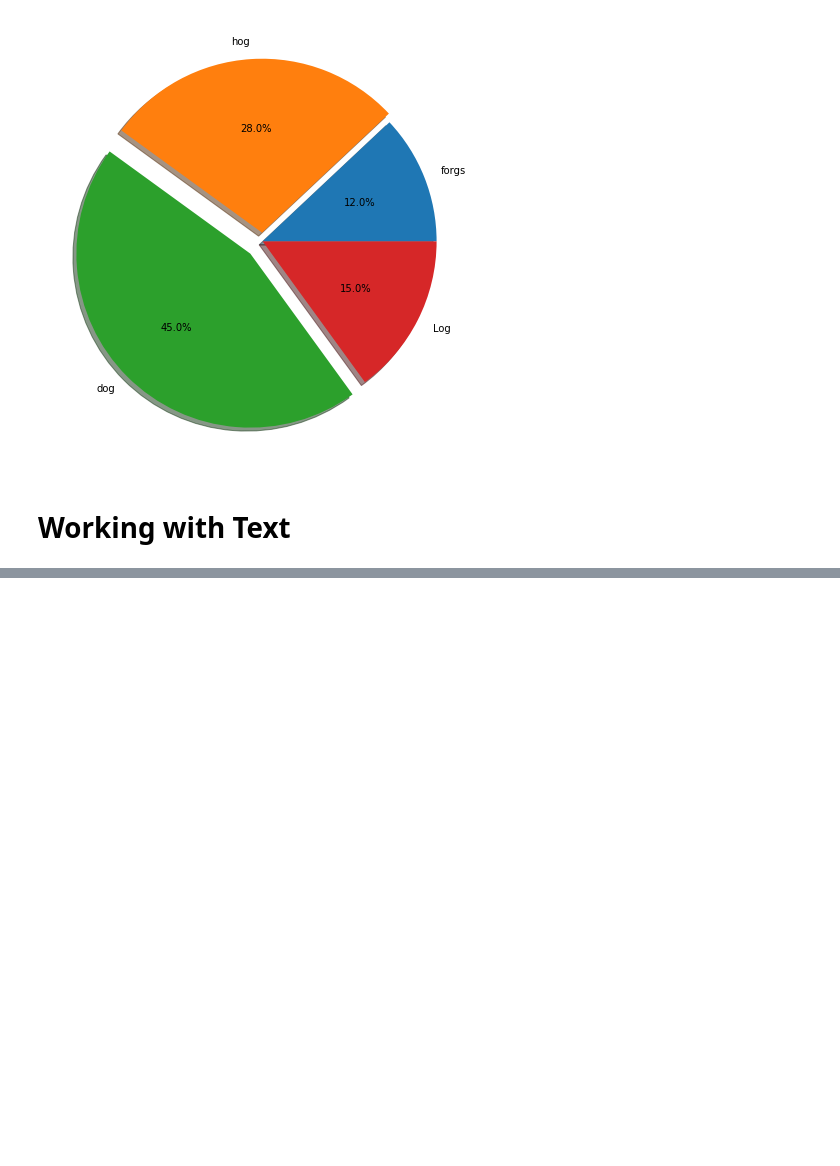
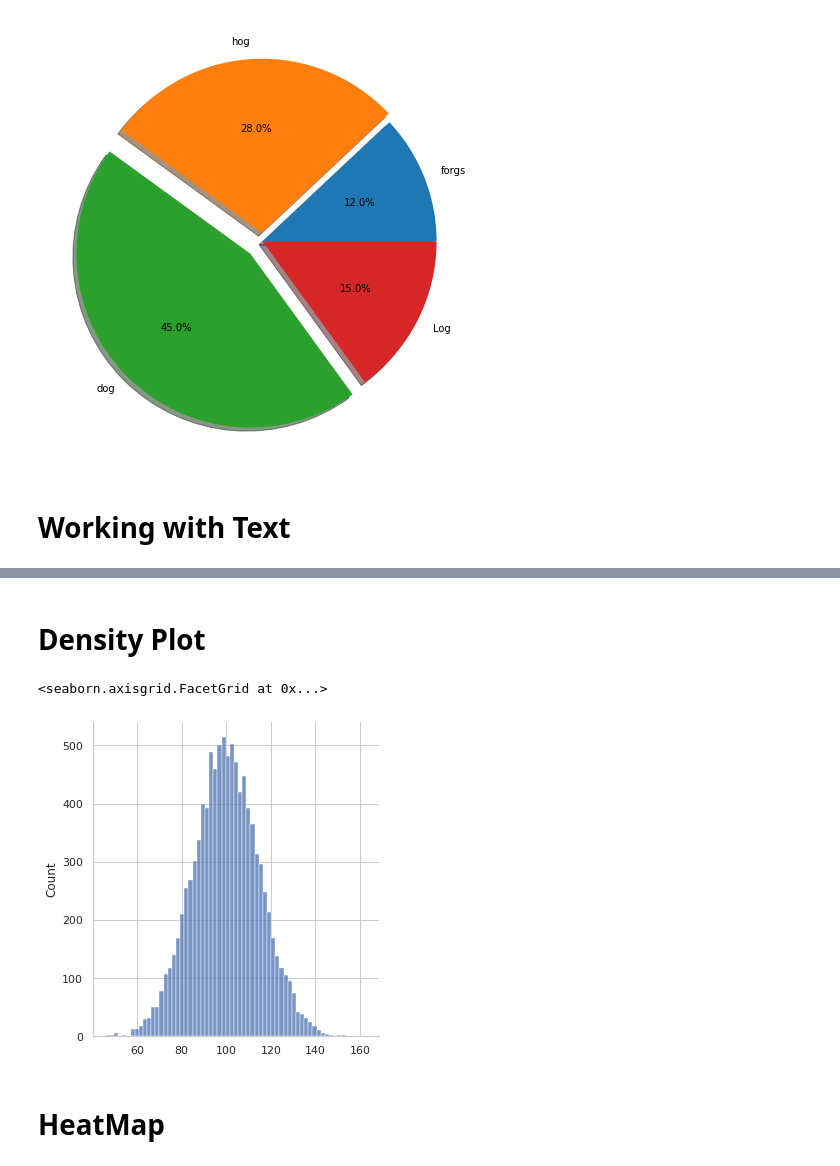
Before and after one commit to Akanerd/Orbit-Archieve, a Jupyter notebook: Day 11 - Live Code sesi 2.ipynb, the cells around one changed output, grey strips where cells are left out. Cells and saved outputs as stored; diff of their text form; code cells hidden in the pictures; blank space fills up the shorter version.

```diff
--- a/Day 11 - Live Code sesi 2.ipynb
+++ b/Day 11 - Live Code sesi 2.ipynb
@@ -44,0 +78,9 @@ plt.show()
+# %% [markdown]
+# **Density Plot**
+# %%
+sns.displot(x)
+# %% [output]
+<seaborn.axisgrid.FacetGrid at 0x...>
+[figure, added]
+# %% [markdown]
+# **HeatMap**
```
Also changed, not shown: parts of 14 cells of this notebook.
